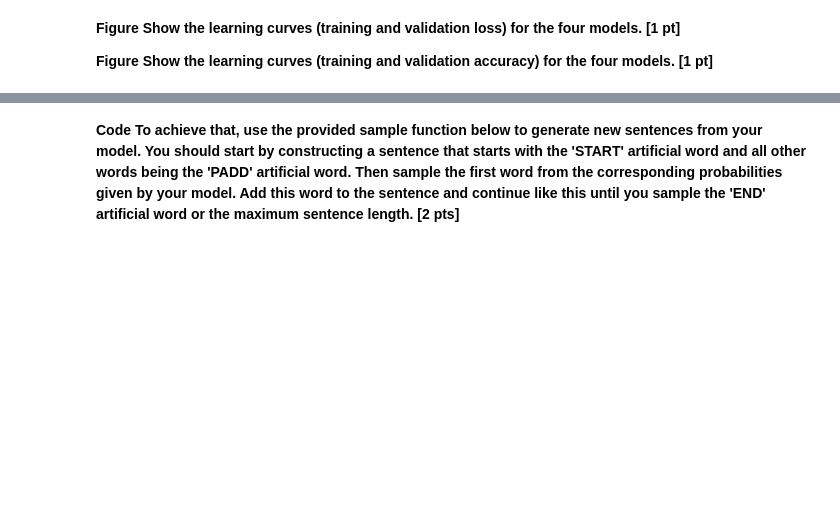
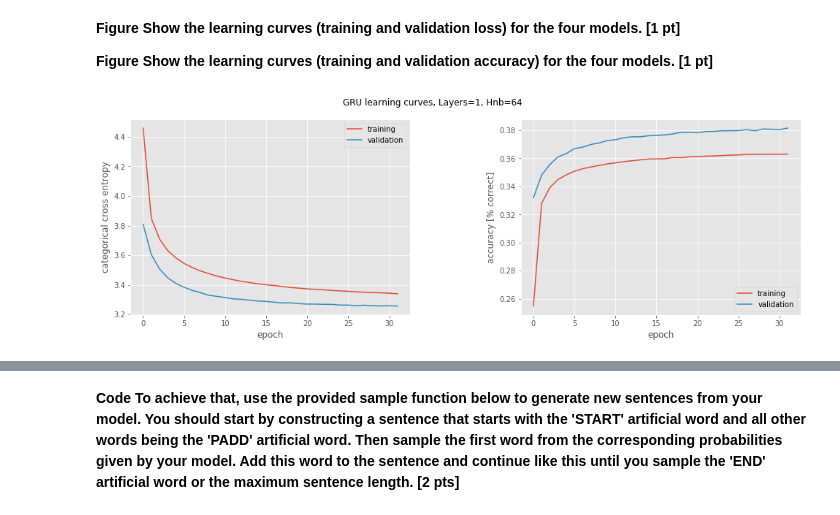
Before and after one commit to devavratTomar/ann_proj2, a Jupyter notebook: miniproject2_ChatBot.ipynb, the cells around one changed output, grey strips where cells are left out. Cells and saved outputs as stored; diff of their text form; code cells hidden in the pictures; blank space fills up the shorter version.

```diff
--- a/miniproject2_ChatBot.ipynb
+++ b/miniproject2_ChatBot.ipynb
@@ -854,3 +966,12 @@ append_run_language_model(nb_tokens,
 <b>Figure Show the learning curves (training and validation loss) for the four models. [1 pt] </b>
 
 <b>Figure Show the learning curves (training and validation accuracy) for the four models. [1 pt]</b>
+# %%
+GRU_64_1_logs    = load_model_logs("GRUmodel_128_64_1_log.pkl")
+GRU_128_1_logs   = load_model_logs("GRUmodel_128_128_1_log.pkl")
+GRU_256_1_logs   = load_model_logs("GRUmodel_128_256_1_log.pkl")
+GRU_64_2_logs    = load_model_logs("GRUmodel_128_64_2_log.pkl")
+# %%
+fig_GRU_64_1_logs = plot_history(GRU_64_1_logs, "GRU learning curves, Layers=1, Hnb=64")
+# %% [output]
+[figure, added]
```
Also changed, not shown: parts of 31 cells of this notebook, 12 other files.
